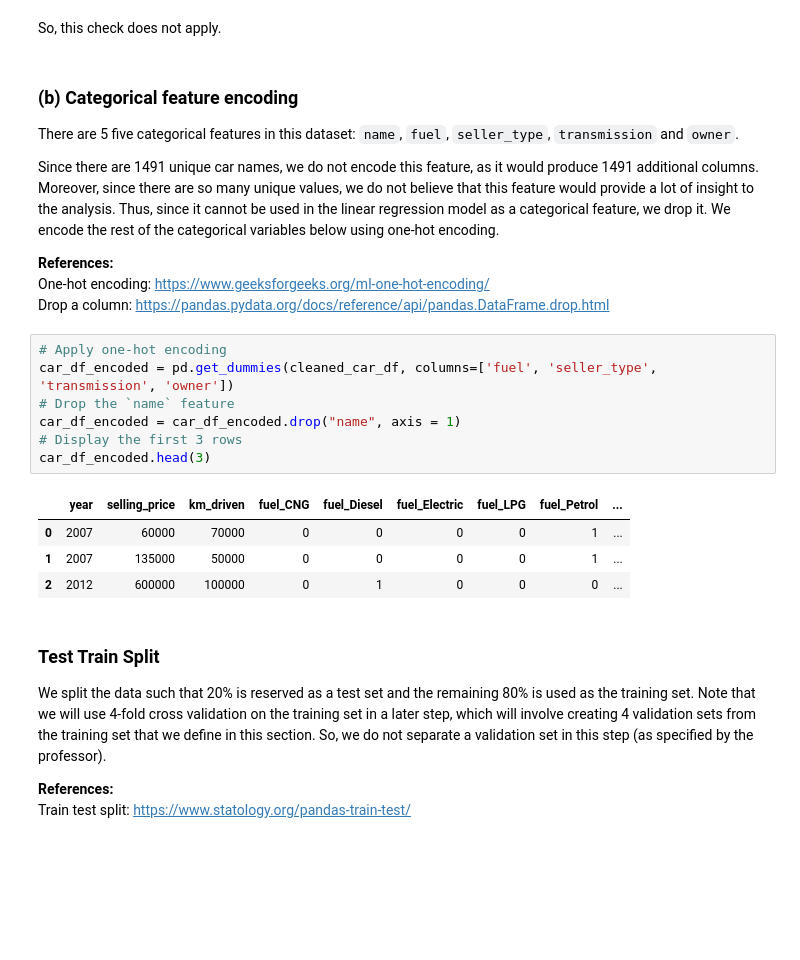
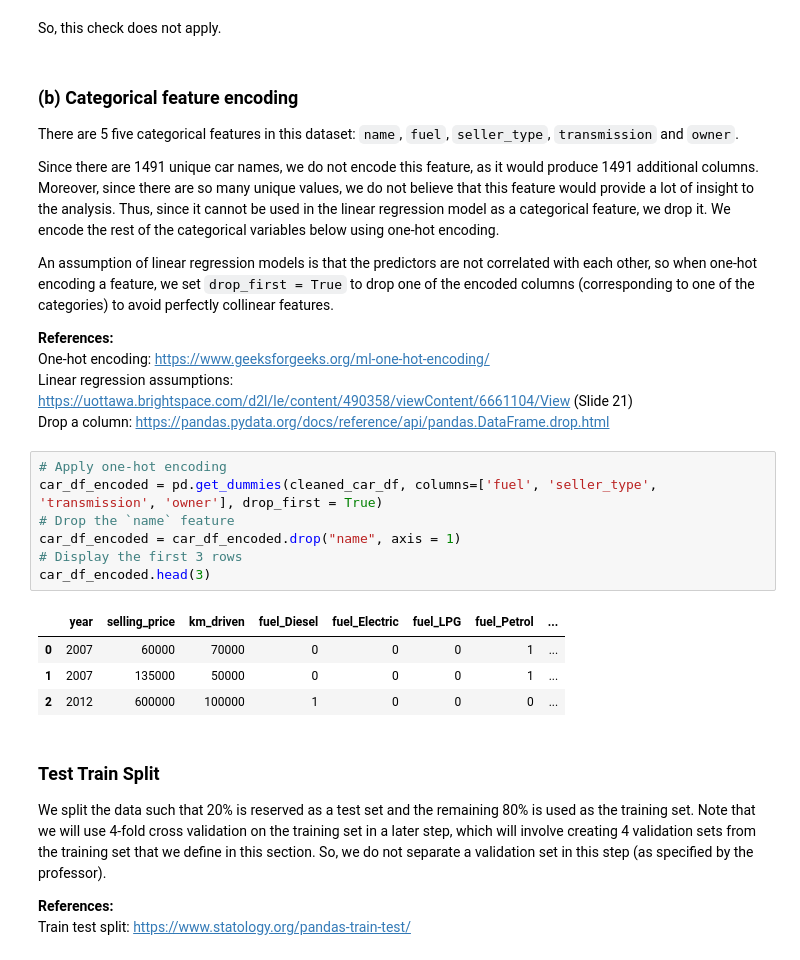
Before and after one commit to Natasa127/CSI4142-A3, a Jupyter notebook: Regression.ipynb, the cells around one changed output. Cells and saved outputs as stored; diff of their text form; blank space fills up the shorter version.

Commit message:
Update one-hot encoding to avoid multicollinearity

```diff
--- a/Regression.ipynb
+++ b/Regression.ipynb
@@ -325,21 +325,24 @@ There are 5 five categorical features in this dataset: `name`, `fuel`, `seller_t
 
 Since there are 1491 unique car names, we do not encode this feature, as it would produce 1491 additional columns. Moreover, since there are so many unique values, we do not believe that this feature would provide a lot of insight to the analysis. Thus, since it cannot be used in the linear regression model as a categorical feature, we drop it. We encode the rest of the categorical variables below using one-hot encoding.
 
+An assumption of linear regression models is that the predictors are not correlated with each other, so when one-hot encoding a feature, we set `drop_first = True` to drop one of the encoded columns (corresponding to one of the categories) to avoid perfectly collinear features.
+
 **References:**<br>
 One-hot encoding: https://www.geeksforgeeks.org/ml-one-hot-encoding/ <br>
+Linear regression assumptions: https://uottawa.brightspace.com/d2l/le/content/490358/viewContent/6661104/View (Slide 21)<br>
 Drop a column: https://pandas.pydata.org/docs/reference/api/pandas.DataFrame.drop.html
 # %%
 # Apply one-hot encoding
-car_df_encoded = pd.get_dummies(cleaned_car_df, columns=['fuel', 'seller_type', 'transmission', 'owner'])
+car_df_encoded = pd.get_dummies(cleaned_car_df, columns=['fuel', 'seller_type', 'transmission', 'owner'], drop_first = True)
 # Drop the `name` feature
 car_df_encoded = car_df_encoded.drop("name", axis = 1)
 # Display the first 3 rows
 car_df_encoded.head(3)
 # %% [output]
-|  | year | selling_price | km_driven | fuel_CNG | fuel_Diesel | fuel_Electric | fuel_LPG | fuel_Petrol | ... |
-| 0 | 2007 | 60000 | 70000 | 0 | 0 | 0 | 0 | 1 | ... |
-| 1 | 2007 | 135000 | 50000 | 0 | 0 | 0 | 0 | 1 | ... |
-| 2 | 2012 | 600000 | 100000 | 0 | 1 | 0 | 0 | 0 | ... |
+|  | year | selling_price | km_driven | fuel_Diesel | fuel_Electric | fuel_LPG | fuel_Petrol | ... |
+| 0 | 2007 | 60000 | 70000 | 0 | 0 | 0 | 1 | ... |
+| 1 | 2007 | 135000 | 50000 | 0 | 0 | 0 | 1 | ... |
+| 2 | 2012 | 600000 | 100000 | 1 | 0 | 0 | 0 | ... |
 # %% [markdown]
 ### Test Train Split
 
```
Also changed, not shown: parts of 4 cells of this notebook.
